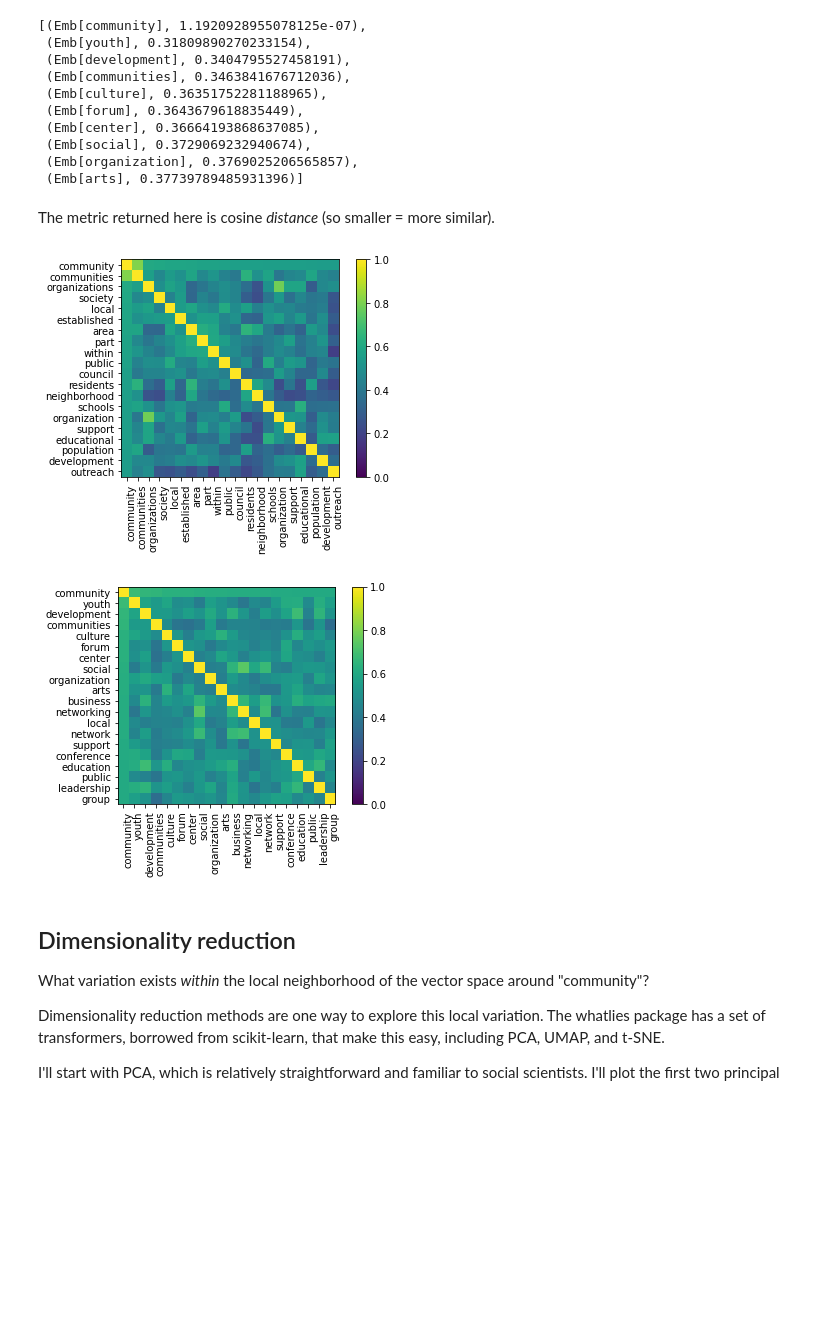
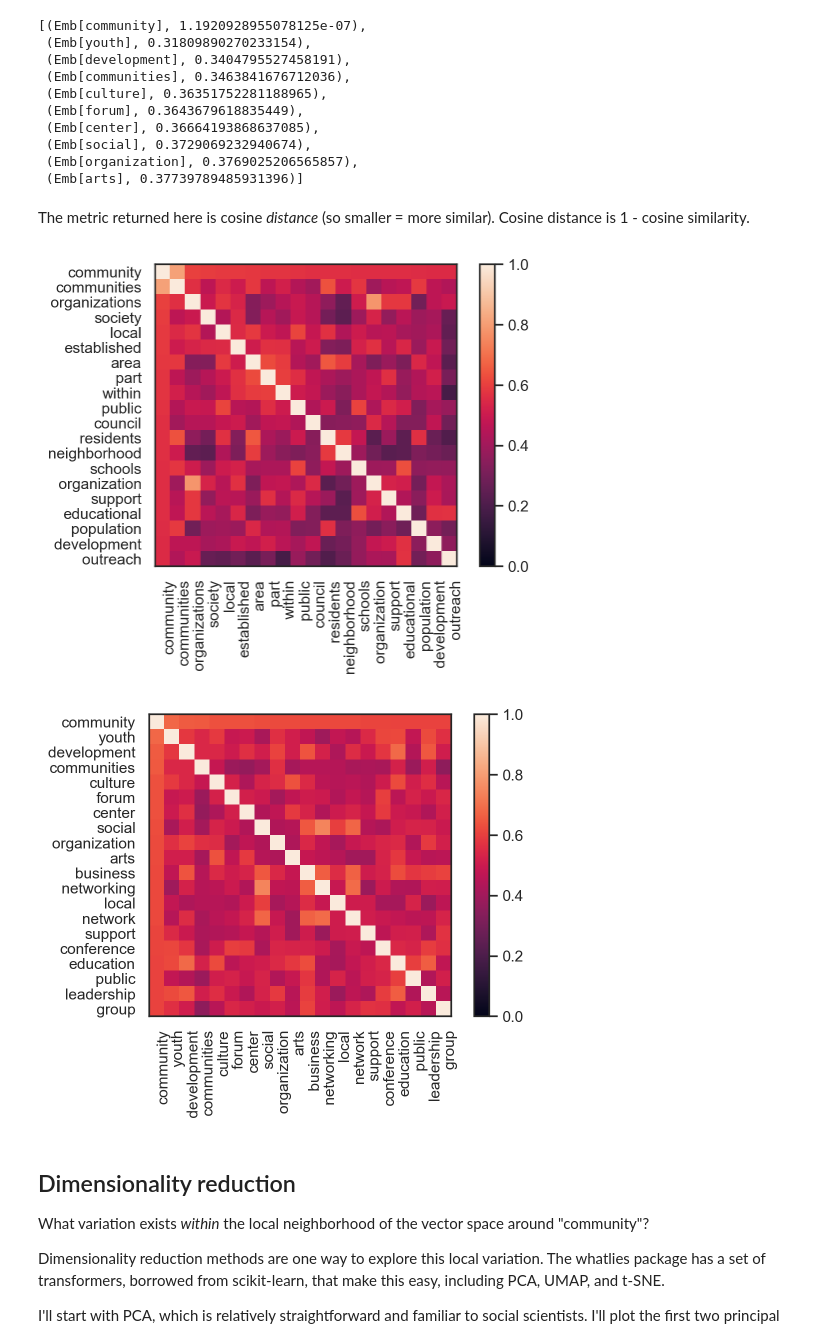
Before and after one commit to ccgilroy/community-discourse, a Jupyter notebook: word-similarity.ipynb, the cells around one changed output. Cells and saved outputs as stored; diff of their text form; code cells hidden in the pictures; blank space fills up the shorter version.

Commit message:
lots of minor cosmetic improvements, including css for images. simpler example of vector similarity.

```diff
--- a/word-similarity.ipynb
+++ b/word-similarity.ipynb
@@ -65,3 +66,17 @@ from whatlies.transformers import Pca
 # from whatlies.language import GensimLanguage, SpacyLanguage
 
 from scipy import stats
+# %%
+# set up figures so the resolution is sharper
+# borrowed from https://blakeaw.github.io/2020-05-25-improve-matplotlib-notebook-inline-res/
+sns.set(rc={"figure.dpi":100, 'savefig.dpi':300})
+sns.set_context('notebook')
+sns.set_style("darkgrid")
+from IPython.display import set_matplotlib_formats
+set_matplotlib_formats('retina')
+
+# borrowed from https://github.com/altair-viz/altair/issues/1021
+def my_theme(*args, **kwargs):
+    return {'width': 500, 'height': 400}
+alt.themes.register('my-chart', my_theme)
+alt.themes.enable('my-chart')
@@ -121,0 +193,11 @@ emb_twitter_sub = emb_twitter[common_vocab]
+# %%
+# for the Jupyter Book logo
+plt.figure(figsize=(8, 5))
+plt.rc("font", size=24)
+plt.xlim(-0.1, 1.5)
+(emb_wiki["community", "society", "neighborhood", "nation"]
+ .plot(x_axis=emb_wiki["community"],
+       y_axis=emb_wiki["society"],
+       color=["purple", "green", "blue", "red"]))
+plt.axis("off")
+plt.savefig(fname="img/community_projection.png", dpi=300)
@@ -147,18 +235,20 @@ emb_twitter_sub.score_similar("community", n=10)
  (Emb[organization], 0.3769025206565857),
  (Emb[arts], 0.37739789485931396)]
 # %% [markdown]
-The metric returned here is cosine *distance* (so smaller = more similar).
+The metric returned here is cosine *distance* (so smaller = more similar). Cosine distance is 1 - cosine similarity.
 # %%
-# plot similar words (heatmap)
+# plot similar words as a heatmap, n=20
+sns.set_style("white")
 emb_wiki_sub.embset_similar('community', n=20).plot_similarity()
+plt.show()
 # %% [output]
-[figure, old version]
+[figure, new version]
 # %%
 (emb_twitter_sub
  .embset_similar("community", n=20, metric="cosine")
  .plot_similarity(metric="cosine"))
 # %% [output]
-[figure, old version]
+[figure, new version]
 # %% [markdown]
 ## Dimensionality reduction
 
```
Also changed, not shown: parts of 29 cells of this notebook, 7 other files.
